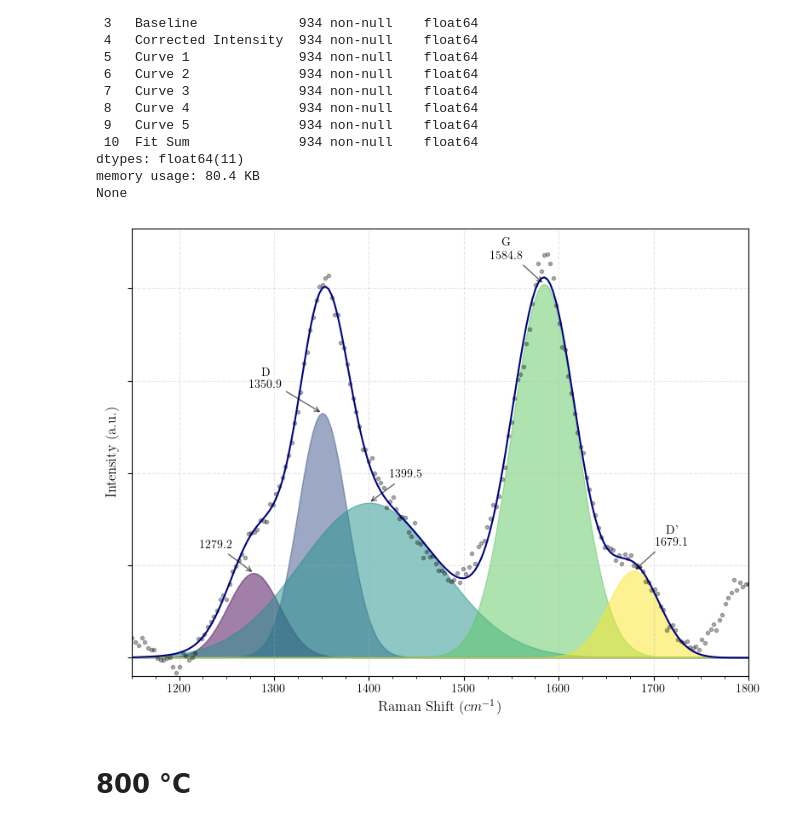
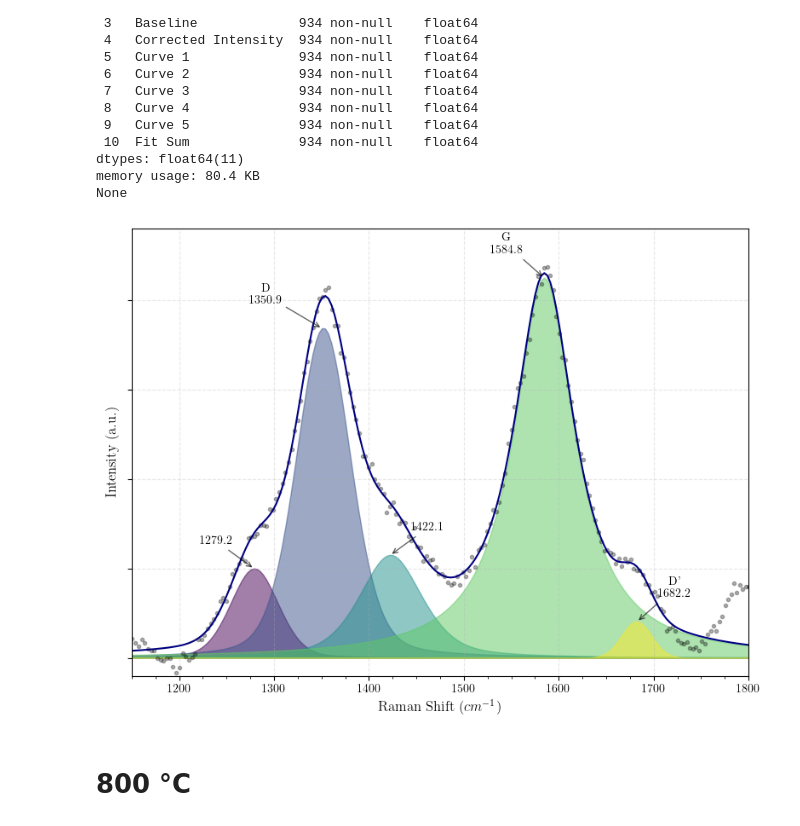
Before and after one commit to XXLutz13/Master_data, a Jupyter notebook: Raman/plotting_fit.ipynb, the cells around one changed output. Cells and saved outputs as stored; diff of their text form; code cells hidden in the pictures.

```diff
--- a/Raman/plotting_fit.ipynb
+++ b/Raman/plotting_fit.ipynb
@@ -20,7 +20,7 @@ plt.rcParams.update({
 # %% [markdown]
 # 900 °C
 # %%
-file_path = r"../Data/Raman/900_front.txt"
+file_path = r"../Data/Raman/900_front_voigt.txt"
 
 data_900 = pd.read_csv(file_path, sep='\t')
 print(data_900.info())
@@ -71,35 +71,35 @@ plt.annotate(f'D\n{px2:.1f}', xy=(px2, py2),
 
 px3 = data_900['Raman shift'][data_900['Curve 3'].idxmax()]
 py3 = data_900['Curve 3'][data_900['Curve 3'].idxmax()]
 plt.annotate(f'{px3:.1f}', xy=(px3, py3),
             xytext=(px3+40, py3 + 250), ha='center', va='bottom',
             arrowprops=dict(arrowstyle='->', color='black', lw=1, alpha=0.6), fontsize=10, fontweight='bold')
 
 px4 = data_900['Raman shift'][data_900['Curve 4'].idxmax()]
 py4 = data_900['Curve 4'][data_900['Curve 4'].idxmax()]
 plt.annotate(f'G\n{px4:.1f}', xy=(px4, py4),
             xytext=(px4-40, py4 + 250), ha='center', va='bottom',
             arrowprops=dict(arrowstyle='->', color='black', lw=1, alpha=0.6), fontsize=10, fontweight='bold')
 
 px5 = data_900['Raman shift'][data_900['Curve 5'].idxmax()]
 py5 = data_900['Curve 5'][data_900['Curve 5'].idxmax()]
 plt.annotate(f"D'\n{px5:.1f}", xy=(px5, py5),
             xytext=(px5+40, py5 + 250), ha='center', va='bottom',
             arrowprops=dict(arrowstyle='->', color='black', lw=1, alpha=0.6), fontsize=10, fontweight='bold')
 # ----------------------------------------------------------------------------------------------------------------
 
 ax.set_xlabel(r"Raman Shift ($cm^{-1}$)", fontsize=12)
 ax.set_ylabel(r"Intensity (a.u.)", fontsize=12)
 ax.set_yticklabels([])
 ax.set_xlim(1150, 1800)
-ax.set_ylim(-200, 4650)
+ax.set_ylim(-200, 4800)
 ax.xaxis.set_minor_locator(MultipleLocator(25))
 ax.grid(True, linestyle='--', alpha=0.3, zorder=1)
 plt.tight_layout()
 # plt.savefig(f'../Images/Raman/900_front_fit.pdf', dpi=500)
 plt.show()
 # %% [output]
-[figure, old version]
+[figure, new version]
 # %% [markdown]
 # 800 °C
 # %%
```
Also changed, not shown: parts of 4 cells of this notebook, 6 other files.
